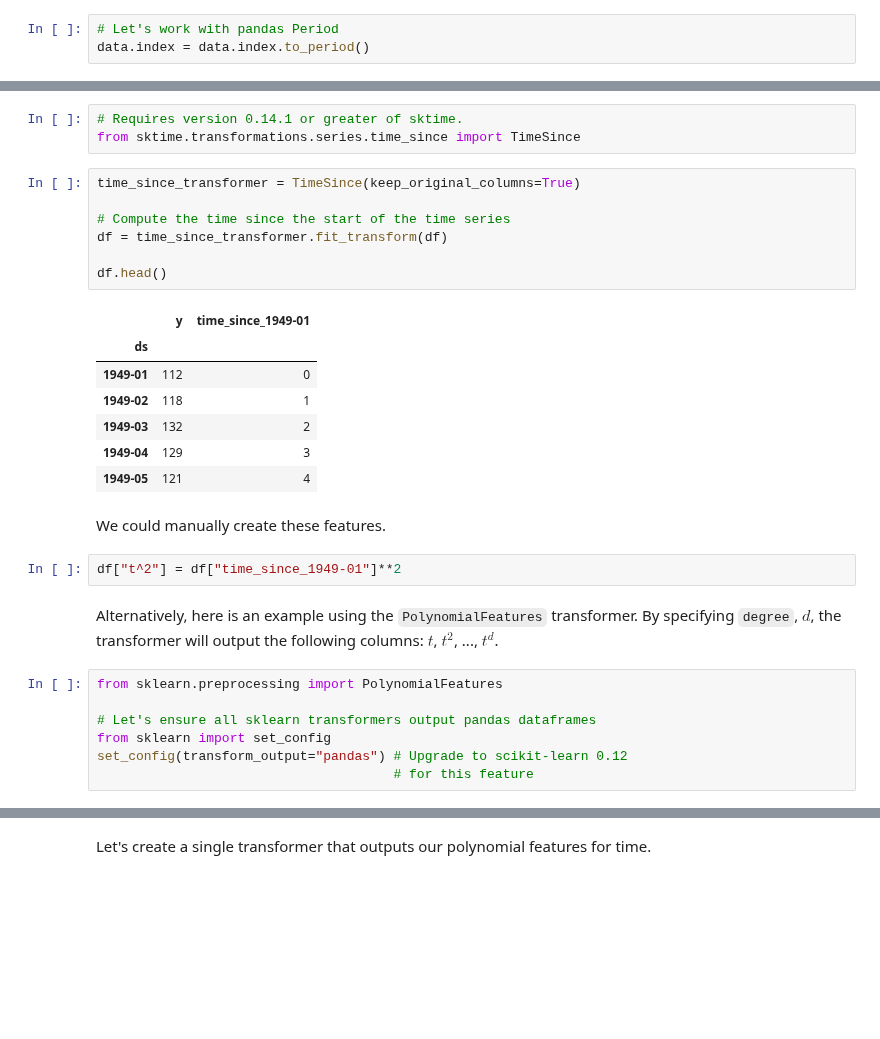
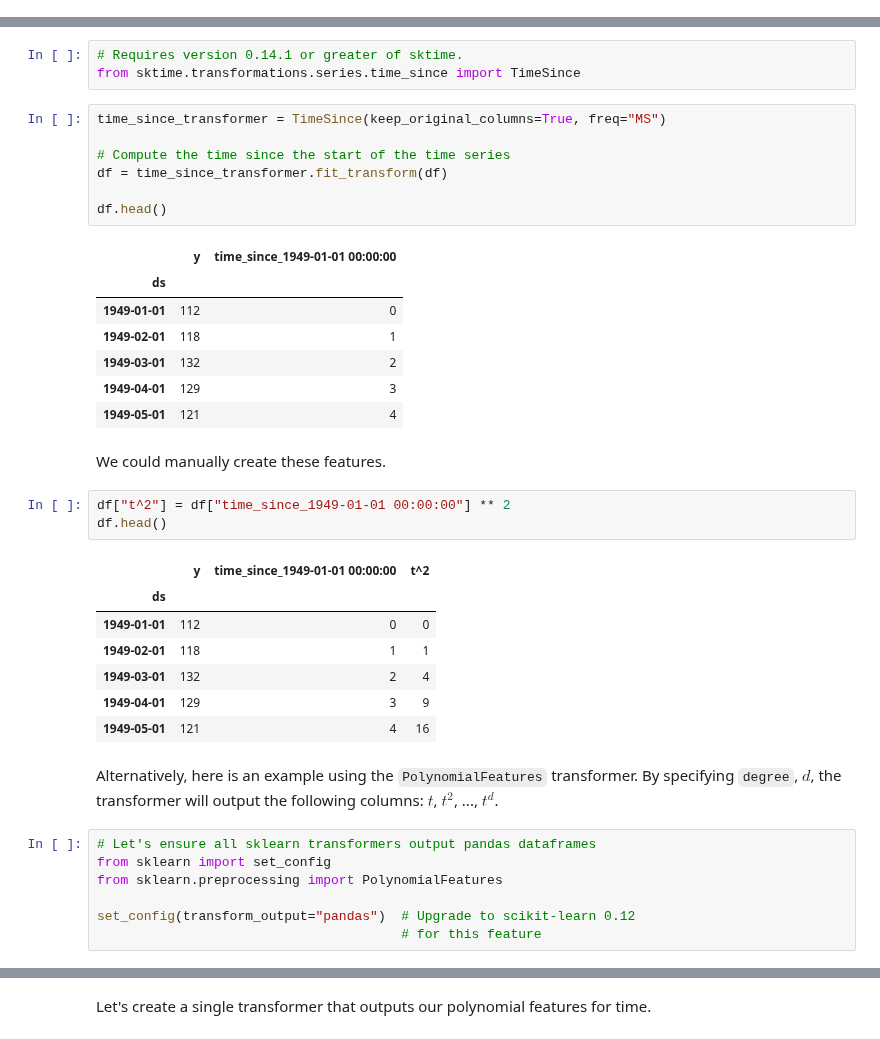
Before and after one commit to trainindata/feature-engineering-for-time-series-forecasting, a Jupyter notebook: 09-Trend-Features/02-time-non-linear-trend.ipynb, the cells around one changed output, grey strips where cells are left out. Cells and saved outputs as stored; diff of their text form; blank space fills up the shorter version.

```diff
--- a/09-Trend-Features/02-time-non-linear-trend.ipynb
+++ b/09-Trend-Features/02-time-non-linear-trend.ipynb
@@ -24,9 +23,6 @@ data = pd.read_csv(
     parse_dates=["ds"],
     index_col=["ds"],
 )
-# %%
-# Let's work with pandas Period
-data.index = data.index.to_period()
 # %%
 data.head()
 # %% [output]
@@ -61,32 +57,41 @@ Create the time feature (i.e., the time since the start of the time series).
 # Requires version 0.14.1 or greater of sktime.
 from sktime.transformations.series.time_since import TimeSince
 # %%
-time_since_transformer = TimeSince(keep_original_columns=True)
+time_since_transformer = TimeSince(keep_original_columns=True, freq="MS")
 
 # Compute the time since the start of the time series
 df = time_since_transformer.fit_transform(df)
 
 df.head()
 # %% [output]
-|  | y | time_since_1949-01 |
+|  | y | time_since_1949-01-01 00:00:00 |
 | ds |  |  |
-| 1949-01 | 112 | 0 |
-| 1949-02 | 118 | 1 |
-| 1949-03 | 132 | 2 |
-| 1949-04 | 129 | 3 |
-| 1949-05 | 121 | 4 |
+| 1949-01-01 | 112 | 0 |
+| 1949-02-01 | 118 | 1 |
+| 1949-03-01 | 132 | 2 |
+| 1949-04-01 | 129 | 3 |
+| 1949-05-01 | 121 | 4 |
 # %% [markdown]
 We could manually create these features.
 # %%
-df["t^2"] = df["time_since_1949-01"]**2
+df["t^2"] = df["time_since_1949-01-01 00:00:00"] ** 2
+df.head()
+# %% [output]
+|  | y | time_since_1949-01-01 00:00:00 | t^2 |
+| ds |  |  |  |
+| 1949-01-01 | 112 | 0 | 0 |
+| 1949-02-01 | 118 | 1 | 1 |
+| 1949-03-01 | 132 | 2 | 4 |
+| 1949-04-01 | 129 | 3 | 9 |
+| 1949-05-01 | 121 | 4 | 16 |
 # %% [markdown]
 Alternatively, here is an example using the `PolynomialFeatures` transformer. By specifying `degree`, $d$, the transformer will output the following columns: $t$, $t^2$, ..., $t^d$.
 # %%
+# Let's ensure all sklearn transformers output pandas dataframes
+from sklearn import set_config
 from sklearn.preprocessing import PolynomialFeatures
 
-# Let's ensure all sklearn transformers output pandas dataframes
-from sklearn import set_config
-set_config(transform_output="pandas") # Upgrade to scikit-learn 0.12
-                                      # for this feature
+set_config(transform_output="pandas")  # Upgrade to scikit-learn 0.12
+                                       # for this feature
 # %%
 # Create and use the polynomial transformer.
```
Also changed, not shown: parts of 15 cells of this notebook, 11 other files.
